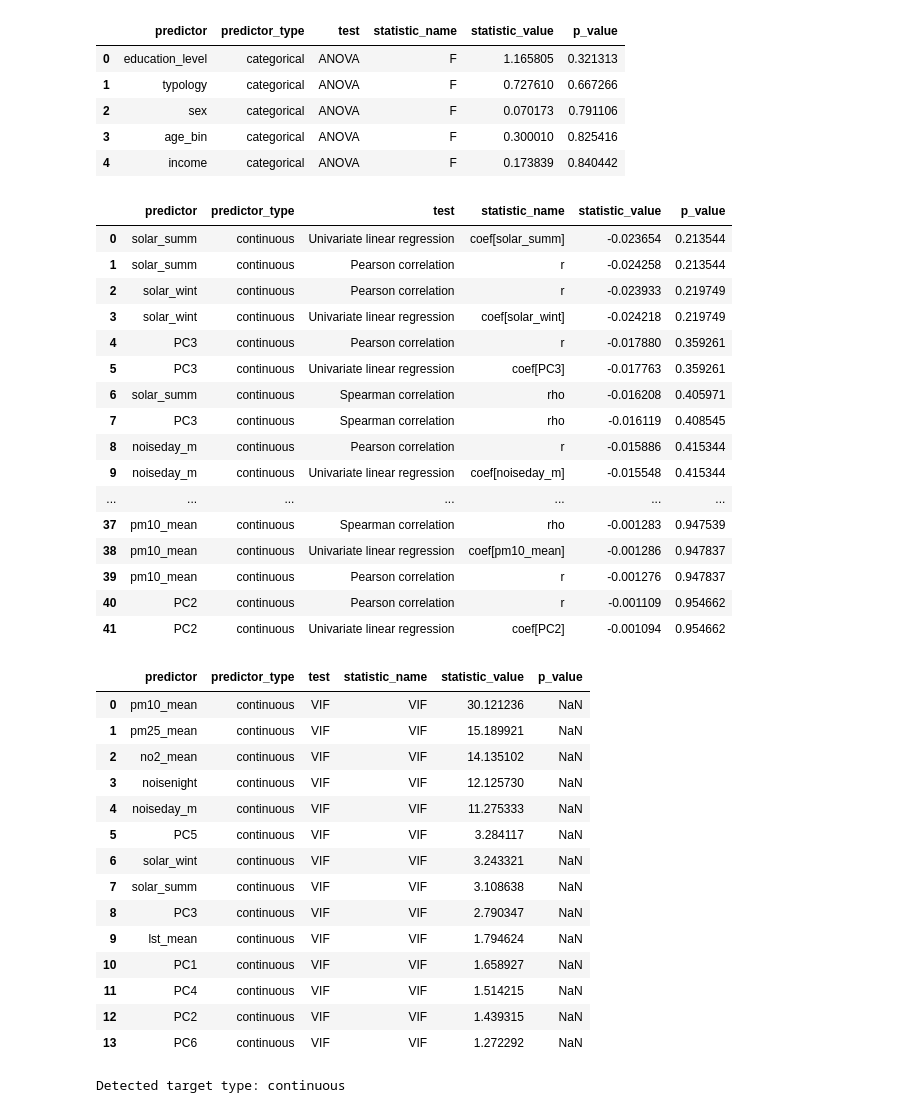
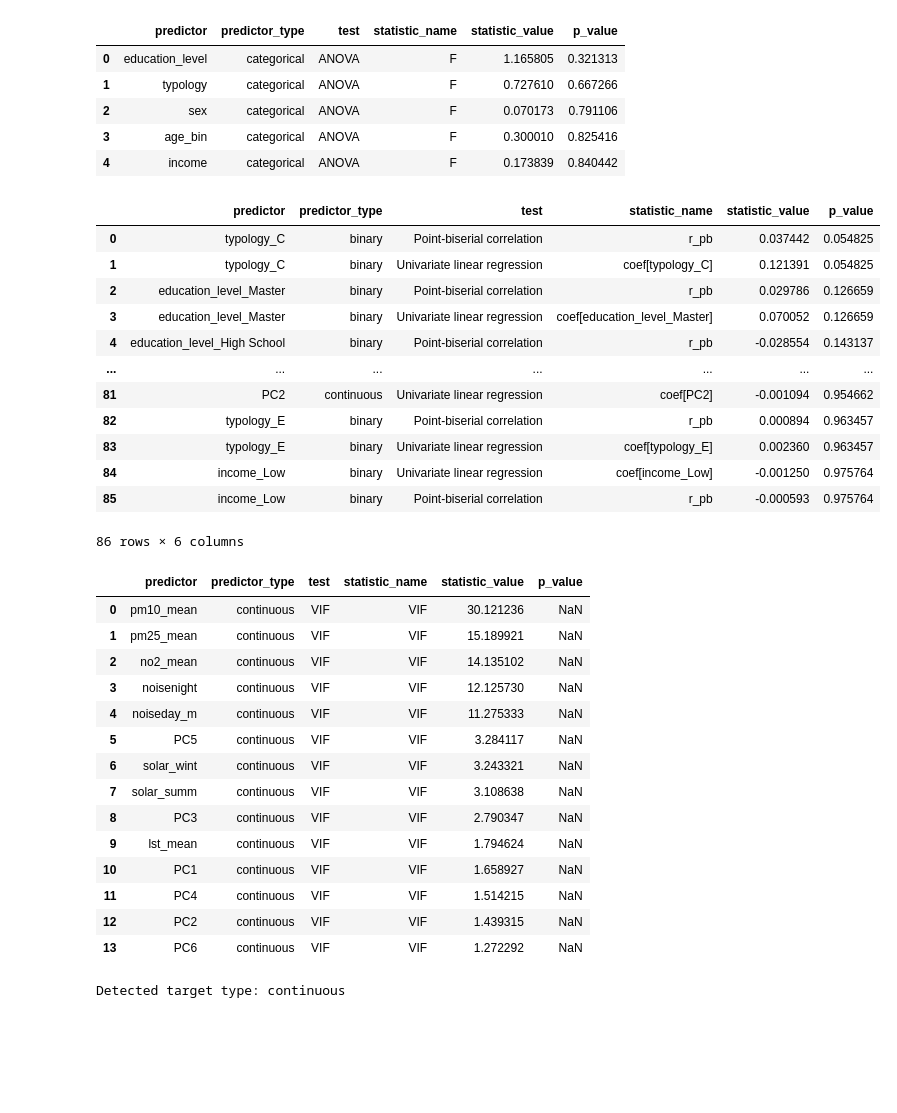
Before and after one commit to MauroPello/ENAC-ML4Science_LIPID, a Jupyter notebook: main.ipynb, the cells around one changed output. Drawn from its saved outputs; the diff is of its cells as text; code cells hidden in the pictures; blank space fills up the shorter version.

Commit message:
add feature types

```diff
--- a/main.ipynb
+++ b/main.ipynb
@@ -362,34 +363,49 @@ for col in ALL_CATEGORICAL_FEATURES:
     if col in features.columns and col:
         dummies = pd.get_dummies(features[col], prefix=col)
         features = pd.concat([features.drop(columns=[col]), dummies], axis=1)
+# %%
+feature_types = {}
+for column in features.columns:
+    if column == target_feature:
+        feature_types[column] = target_feature_type
+    elif column in ALL_CONTINUOUS_FEATURES:
+        feature_types[column] = "continuous"
+    elif column in ALL_BINARY_FEATURES:
+        feature_types[column] = "binary"
+    else:
+        non_null_values = features[column].dropna()
+        if not non_null_values.empty and non_null_values.isin([0, 1]).all():
+            feature_types[column] = "binary"
+        else:
+            feature_types[column] = "continuous"
 # %%
-association_df, vif_df = compute_associations(features, target_feature)
+association_df, vif_df = compute_associations(
+    features,
+    target_feature,
+    feature_types=feature_types,
+)
 
 display(association_df.reset_index(drop=True))
 
 # TODO: figure out
 if not vif_df.empty:
     display(vif_df.reset_index(drop=True))
 else:
     print("Insufficient data to compute VIF values for the current feature set.")
 # %% [output]
 |  | predictor | predictor_type | test | statistic_name | statistic_value | p_value |
-| 0 | solar_summ | continuous | Univariate linear regression | coef[solar_summ] | -0.023654 | 0.213544 |
-| 1 | solar_summ | continuous | Pearson correlation | r | -0.024258 | 0.213544 |
-| 2 | solar_wint | continuous | Pearson correlation | r | -0.023933 | 0.219749 |
-| 3 | solar_wint | continuous | Univariate linear regression | coef[solar_wint] | -0.024218 | 0.219749 |
-| 4 | PC3 | continuous | Pearson correlation | r | -0.017880 | 0.359261 |
-| 5 | PC3 | continuous | Univariate linear regression | coef[PC3] | -0.017763 | 0.359261 |
-| 6 | solar_summ | continuous | Spearman correlation | rho | -0.016208 | 0.405971 |
-| 7 | PC3 | continuous | Spearman correlation | rho | -0.016119 | 0.408545 |
-| 8 | noiseday_m | continuous | Pearson correlation | r | -0.015886 | 0.415344 |
-| 9 | noiseday_m | continuous | Univariate linear regression | coef[noiseday_m] | -0.015548 | 0.415344 |
+| 0 | typology_C | binary | Point-biserial correlation | r_pb | 0.037442 | 0.054825 |
+| 1 | typology_C | binary | Univariate linear regression | coef[typology_C] | 0.121391 | 0.054825 |
+| 2 | education_level_Master | binary | Point-biserial correlation | r_pb | 0.029786 | 0.126659 |
+| 3 | education_level_Master | binary | Univariate linear regression | coef[education_level_Master] | 0.070052 | 0.126659 |
+| 4 | education_level_High School | binary | Point-biserial correlation | r_pb | -0.028554 | 0.143137 |
 | ... | ... | ... | ... | ... | ... | ... |
-| 37 | pm10_mean | continuous | Spearman correlation | rho | -0.001283 | 0.947539 |
-| 38 | pm10_mean | continuous | Univariate linear regression | coef[pm10_mean] | -0.001286 | 0.947837 |
-| 39 | pm10_mean | continuous | Pearson correlation | r | -0.001276 | 0.947837 |
-| 40 | PC2 | continuous | Pearson correlation | r | -0.001109 | 0.954662 |
-| 41 | PC2 | continuous | Univariate linear regression | coef[PC2] | -0.001094 | 0.954662 |
+| 81 | PC2 | continuous | Univariate linear regression | coef[PC2] | -0.001094 | 0.954662 |
+| 82 | typology_E | binary | Point-biserial correlation | r_pb | 0.000894 | 0.963457 |
+| 83 | typology_E | binary | Univariate linear regression | coef[typology_E] | 0.002360 | 0.963457 |
+| 84 | income_Low | binary | Univariate linear regression | coef[income_Low] | -0.001250 | 0.975764 |
+| 85 | income_Low | binary | Point-biserial correlation | r_pb | -0.000593 | 0.975764 |
+86 rows × 6 columns
 |  | predictor | predictor_type | test | statistic_name | statistic_value | p_value |
 | 0 | pm10_mean | continuous | VIF | VIF | 30.121236 | NaN |
 | 1 | pm25_mean | continuous | VIF | VIF | 15.189921 | NaN |
```
Also changed, not shown: parts of 2 cells of this notebook, 3 other files.
